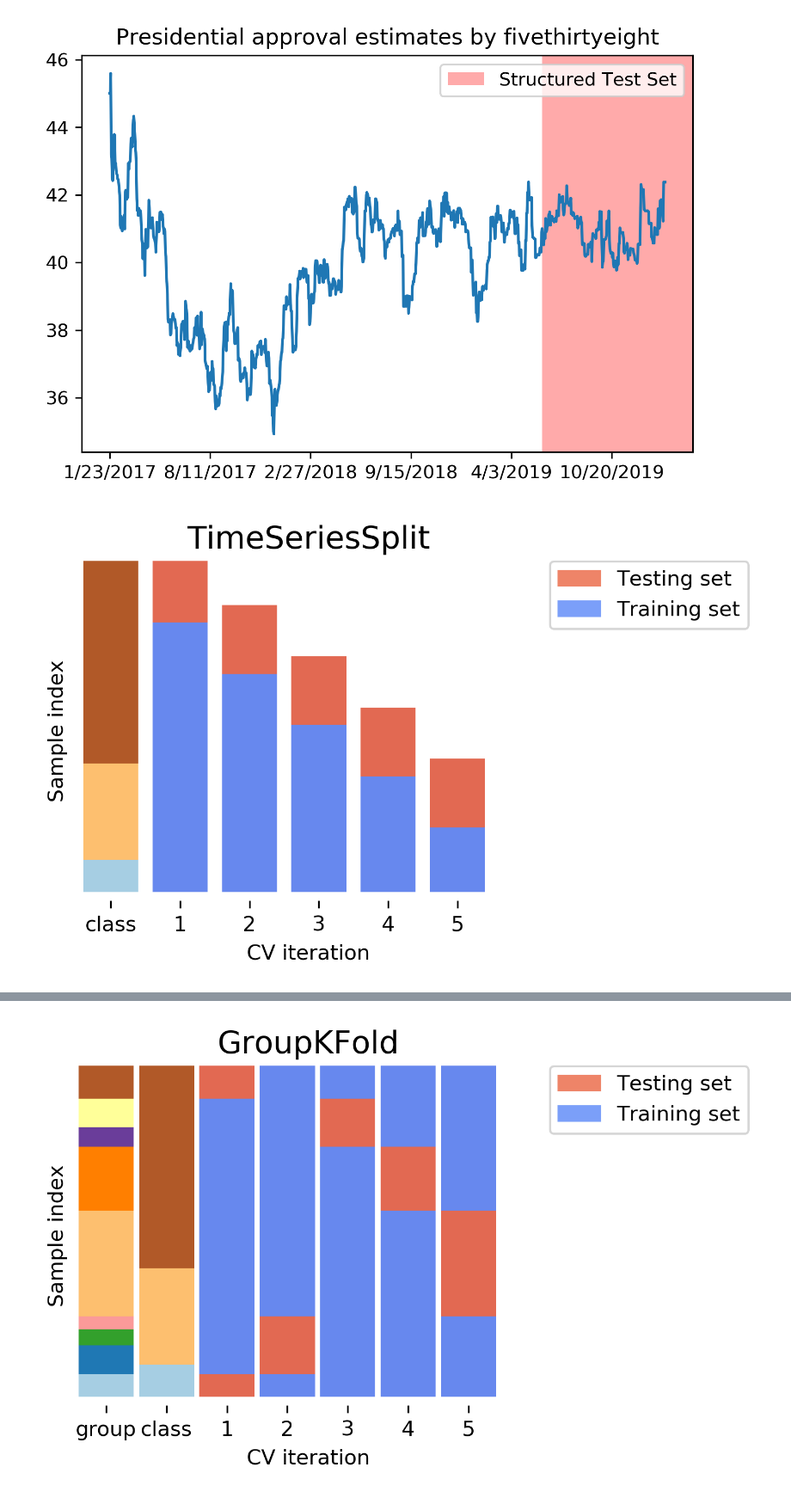
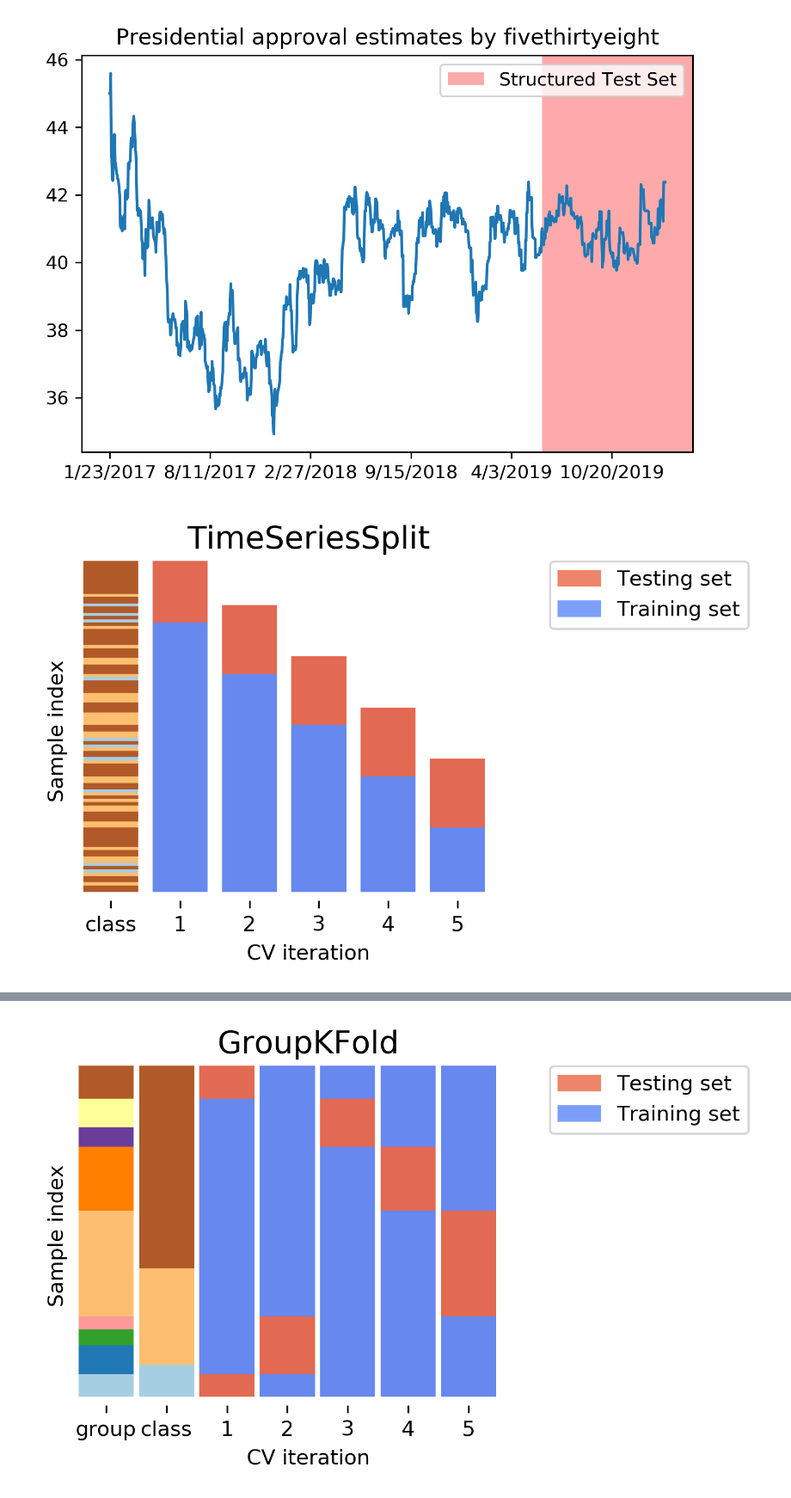
Before and after one commit to amueller/COMS4995-s20, a Jupyter notebook: slides/aml-03-supervised-learning/aml-04-supervised-learning.ipynb, the cells around one changed output, grey strips where cells are left out. Shown at 86% size. Drawn from its saved outputs; the diff is of its cells as text; code cells hidden in the pictures.

```diff
--- a/slides/aml-03-supervised-learning/aml-04-supervised-learning.ipynb
+++ b/slides/aml-03-supervised-learning/aml-04-supervised-learning.ipynb
@@ -151,14 +126,0 @@ accuracy: 0.62
-# %%
-from sklearn.neighbors import NearestCentroid
-fig, axes = plt.subplots(1, 3, figsize=(10, 5))
-thresholds = [0, 0.4, .8]
-
-for threshold, ax in zip(thresholds, axes):
-    ax.set_title(f"shrink_threshold={threshold}")
-    nc = NearestCentroid(shrink_threshold=threshold)
-    nc.fit(X, y)
-    ax.scatter(X[:, 0], X[:, 1], c=y, edgecolor='k')
-    plot_2d_classification(nc, X, alpha=.5, ax=ax)
-    ax.scatter(nc.centroids_[:, 0], nc.centroids_[:, 1], c=['b', 'r'], s=50, marker='x')
-    ax.set_aspect("equal")
-plt.savefig("images/nearest_shrunken_centroid_boundary.png", bbox_inches='tight')
@@ -173,17 +126,0 @@ def soft_threshold(x, threshold):
-# %%
-from mpl_toolkits.axes_grid.axislines import SubplotZero
-fig = plt.figure()
-ax = SubplotZero(fig, 111)
-lin = np.linspace(-2, 2, 100)
-fig.add_subplot(ax)
-for direction in ["xzero", "yzero"]:
-    ax.axis[direction].set_axisline_style("-|>")
-    ax.axis[direction].set_visible(True)
-
-for direction in ["left", "right", "bottom", "top"]:
-    ax.axis[direction].set_visible(False)
-
-
-ax.plot(lin, soft_threshold(lin, .5))
-ax.set_title("Soft thresholding at 0.5")
-plt.savefig("images/nearest_shrunken_centroid_thresholding.png", bbox_inches='tight')
@@ -200,10 +126,0 @@ nc = NearestCentroid().fit(X, y)
-# %%
-plt.figure
-fig, axes = plt.subplots(1, 2)
-for est, ax in [(knn, axes[0]), (nc, axes[1])]:
-    ax.scatter(X[:, 0], X[:, 1], c=y, edgecolor='k')
-
-    ax.set_title(est.__class__.__name__)
-    plot_2d_classification(est, X, alpha=.5, ax=ax)
-    ax.set_aspect("equal")
-plt.savefig("images/knn_vs_nearest_centroid.png", bbox_inches='tight')
@@ -526,8 +425,8 @@ plt.savefig("images/time_series3.png")
 # %%
 fig, ax = plt.subplots(figsize=(4, 3))
 cv = TimeSeriesSplit(5)
-plot_cv_indices(cv, X, y, groups, ax, s=700)
+plot_cv_indices(cv, X, shuffle(y), groups, ax, s=700)
 ax.set_ylim((-6, 100))
 plt.savefig("images/time_series_cv.png")
 # %% [output]
-[figure, old version]
+[figure, new version]
```
Also changed, not shown: parts of 20 cells of this notebook.
